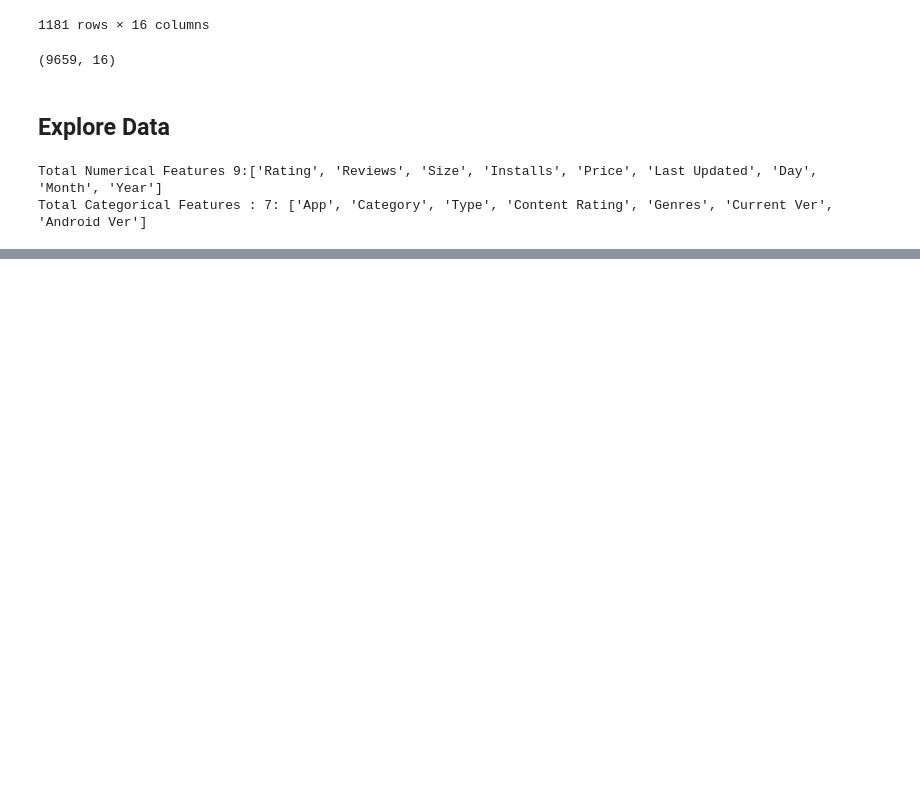
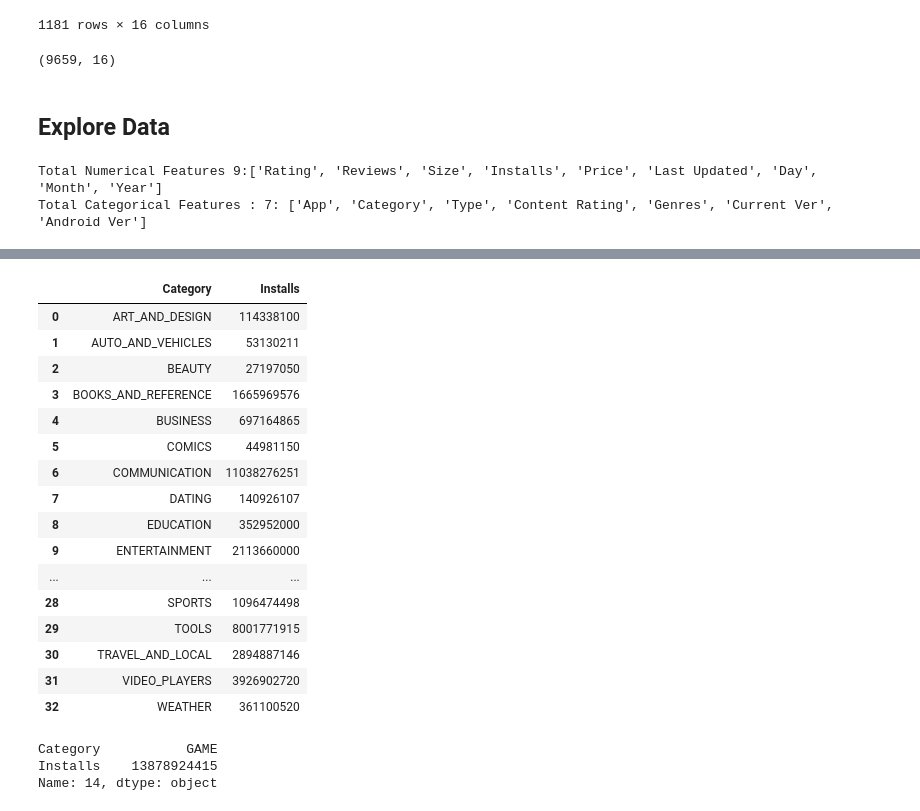
Before and after one commit to shivam-kumar3/Complete-Machine-Learning-NLP-Bootcamp-MLOPS-Deployment, a Jupyter notebook: Section 23 - EDA/23.3 Playstore Dataset.ipynb, the cells around one changed output, grey strips where cells are left out. Drawn from its saved outputs; the diff is of its cells as text; code cells hidden in the pictures; blank space fills up the shorter version.

```diff
--- a/Section 23 - EDA/23.3 Playstore Dataset.ipynb
+++ b/Section 23 - EDA/23.3 Playstore Dataset.ipynb
@@ -356,0 +439,22 @@ TypeError: list indices must be integers or slices, not str
+# %%
+category_installs = df_copy.groupby('Category')['Installs'].sum().reset_index()
+# %%
+category_installs
+# %% [output]
+|  | Category | Installs |
+| 0 | ART_AND_DESIGN | 114338100 |
+| 1 | AUTO_AND_VEHICLES | 53130211 |
+| 2 | BEAUTY | 27197050 |
+| 3 | BOOKS_AND_REFERENCE | 1665969576 |
+| 4 | BUSINESS | 697164865 |
+| 5 | COMICS | 44981150 |
+| 6 | COMMUNICATION | 11038276251 |
+| 7 | DATING | 140926107 |
+| 8 | EDUCATION | 352952000 |
+| 9 | ENTERTAINMENT | 2113660000 |
+| ... | ... | ... |
+| 28 | SPORTS | 1096474498 |
+| 29 | TOOLS | 8001771915 |
+| 30 | TRAVEL_AND_LOCAL | 2894887146 |
+| 31 | VIDEO_PLAYERS | 3926902720 |
+| 32 | WEATHER | 361100520 |
@@ -356,0 +463,6 @@ TypeError: list indices must be integers or slices, not str
+# %%
+largest_category
+# %% [output]
+Category           GAME
+Installs    13878924415
+Name: 14, dtype: object
```
Also changed, not shown: parts of 13 cells of this notebook.
